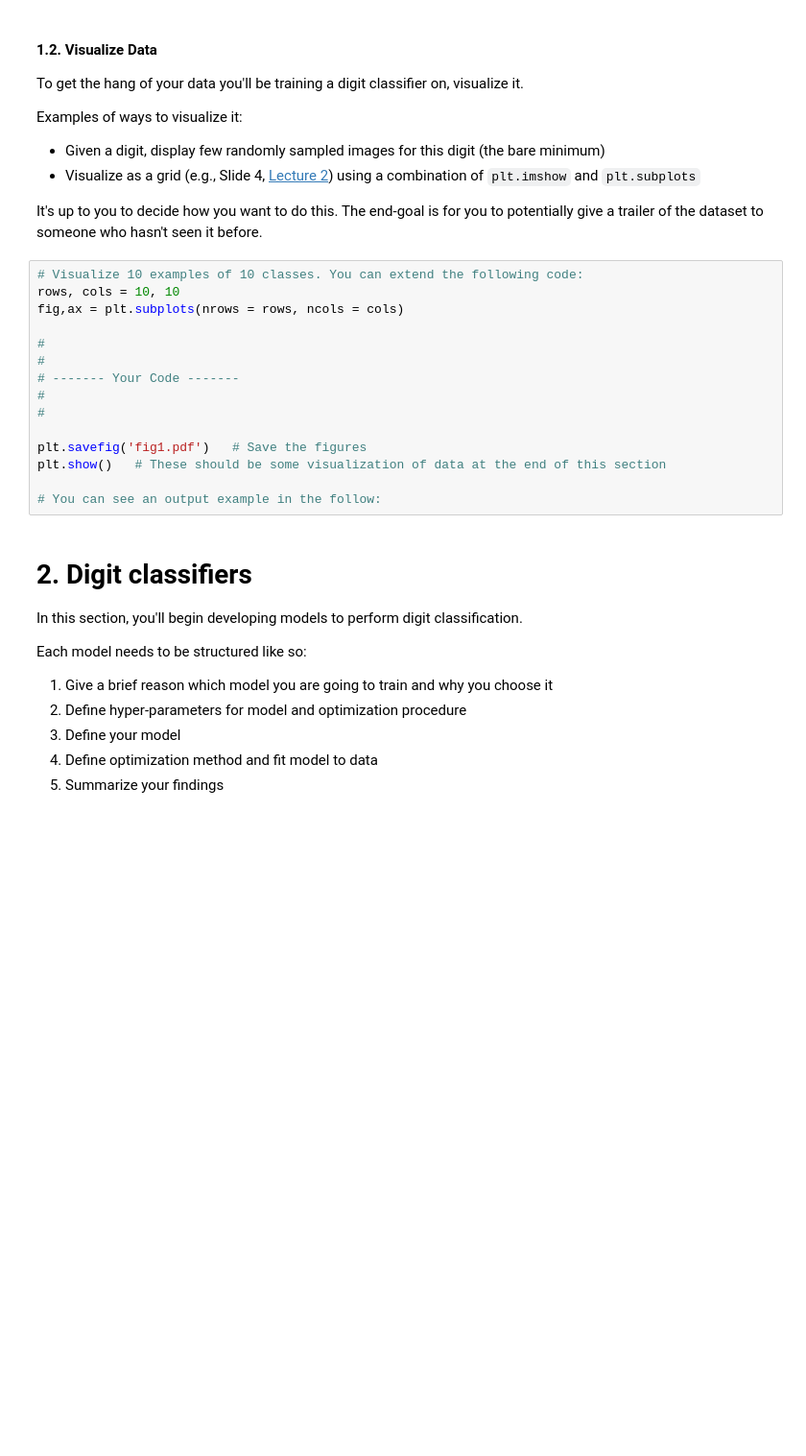
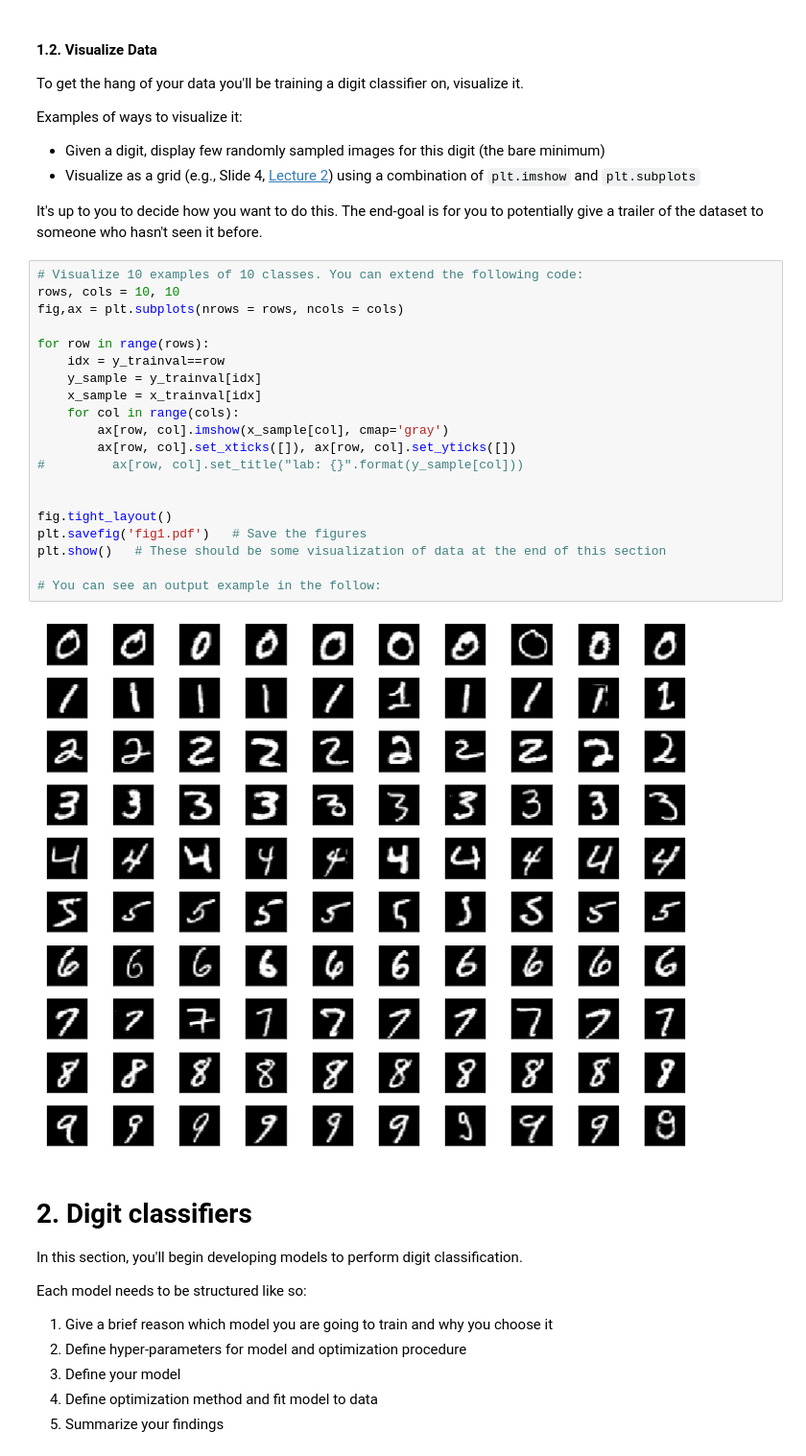
Before and after one commit to sangeet2020/MLCysec-hw, a Jupyter notebook: 2021_10_29_Task_01.ipynb.ipynb, the cells around one changed output. Shown at 96% size. Cells and saved outputs as stored; diff of their text form; blank space fills up the shorter version.

```diff
--- a/2021_10_29_Task_01.ipynb.ipynb
+++ b/2021_10_29_Task_01.ipynb.ipynb
@@ -228,18 +311,25 @@ It's up to you to decide how you want to do this. The end-goal is for you to pot
 # %%
 # Visualize 10 examples of 10 classes. You can extend the following code:
 rows, cols = 10, 10
 fig,ax = plt.subplots(nrows = rows, ncols = cols)
 
-#
-#
-# ------- Your Code -------
-#
-#
+for row in range(rows):
+    idx = y_trainval==row
+    y_sample = y_trainval[idx]
+    x_sample = x_trainval[idx]
+    for col in range(cols):
+        ax[row, col].imshow(x_sample[col], cmap='gray')
+        ax[row, col].set_xticks([]), ax[row, col].set_yticks([])
+#         ax[row, col].set_title("lab: {}".format(y_sample[col]))
 
+
+fig.tight_layout()
 plt.savefig('fig1.pdf')   # Save the figures
 plt.show()   # These should be some visualization of data at the end of this section
 
 # You can see an output example in the follow:
+# %% [output]
+[figure, added]
 # %% [markdown]
 # 2. Digit classifiers
 
```
Also changed, not shown: parts of 12 cells of this notebook, 1 other file.
